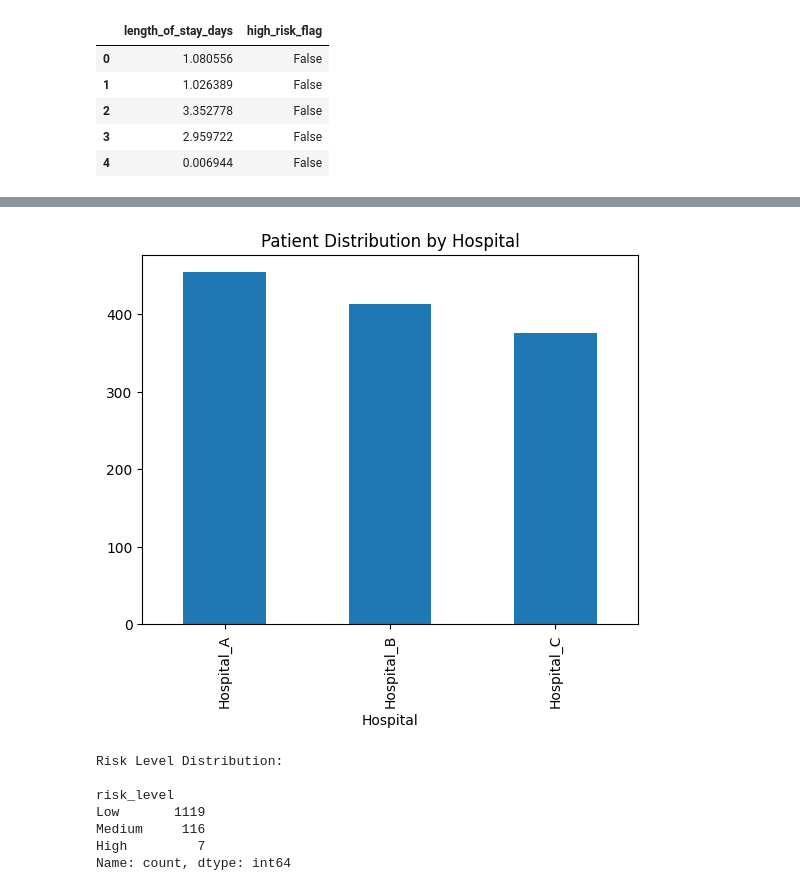
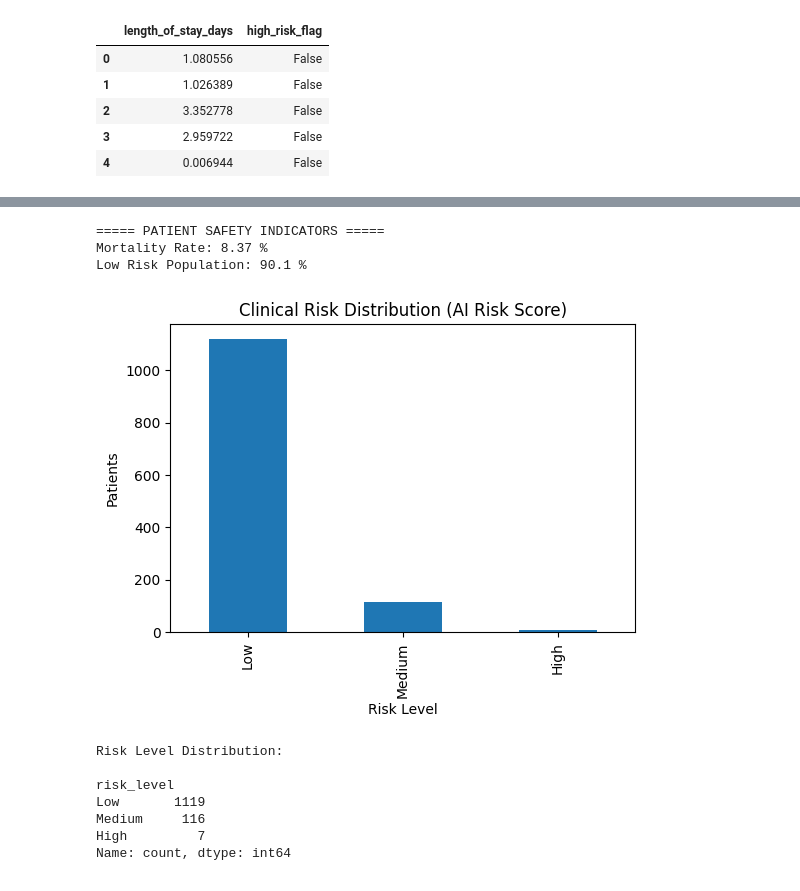
Before and after one commit to RanaAAAli/EHR-Data-Analysis-Project, a Jupyter notebook: Healthcare_EHR_Data_Analysis.ipynb, the cells around one changed output, grey strips where cells are left out. Drawn from its saved outputs; the diff is of its cells as text; code cells hidden in the pictures.

```diff
--- a/Healthcare_EHR_Data_Analysis.ipynb
+++ b/Healthcare_EHR_Data_Analysis.ipynb
@@ -237,10 +245,29 @@ hospital_summary
-# %%
-# Hospital distribution
-df_cleaned['Hospital'].value_counts().plot(kind='bar')
-plt.title("Patient Distribution by Hospital")
-plt.show()
-# %% [output]
-[figure, removed]
+# %%
+safety_index = (
+    (df_final['hospitaldischargestatus'] == 'Expired').sum() /
+    len(df_final)
+) * 100
+
+low_risk_pct = (df_final['risk_level'] == 'Low').mean() * 100
+
+print("===== PATIENT SAFETY INDICATORS =====")
+print("Mortality Rate:", round(safety_index, 2), "%")
+print("Low Risk Population:", round(low_risk_pct, 2), "%")
+# %% [output]
+===== PATIENT SAFETY INDICATORS =====
+Mortality Rate: 8.37 %
+Low Risk Population: 90.1 %
+# %%
+risk_summary = df_final['risk_level'].value_counts()
+
+plt.figure(figsize=(6,4))
+risk_summary.plot(kind='bar')
+plt.title("Clinical Risk Distribution (AI Risk Score)")
+plt.xlabel("Risk Level")
+plt.ylabel("Patients")
+plt.show()
+# %% [output]
+[figure, added]
 # %%
 risk_counts = df_final['risk_level'].value_counts()
 
```
Also changed, not shown: parts of 4 cells of this notebook.
